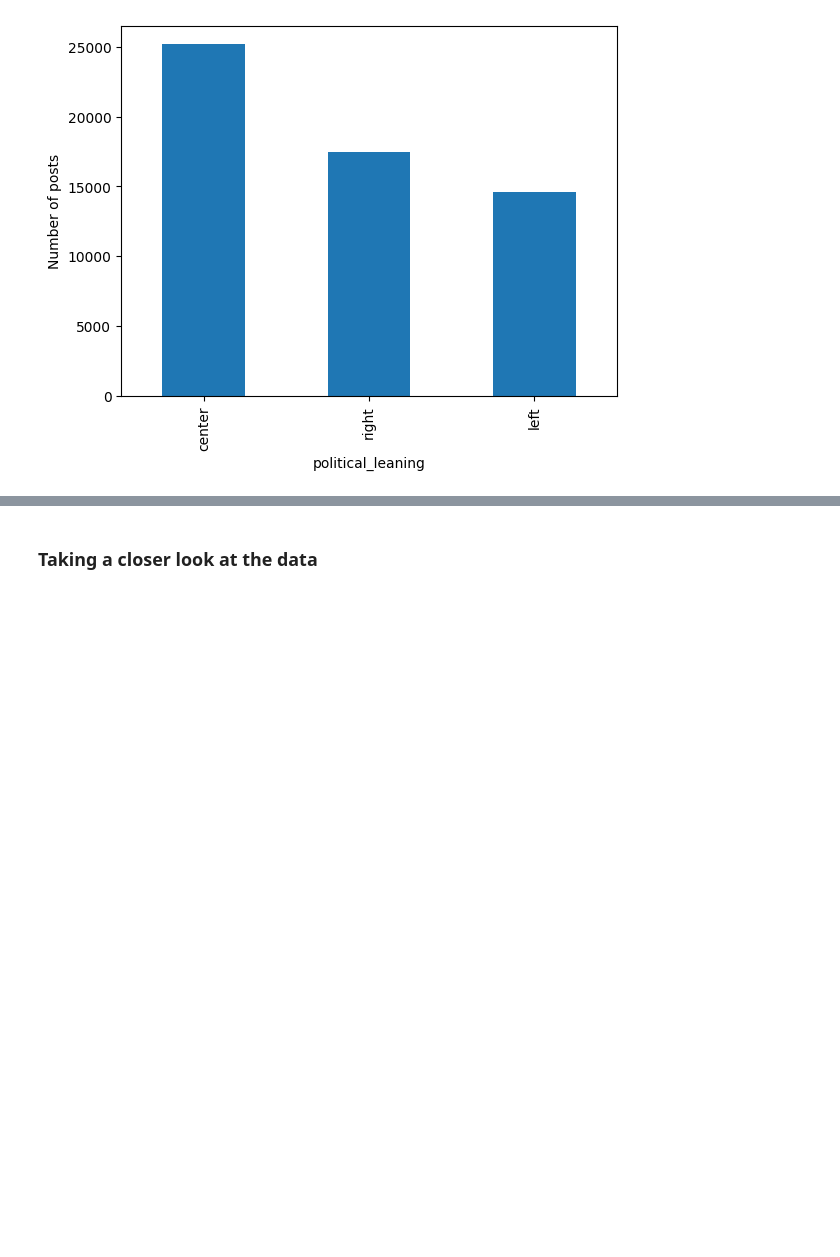
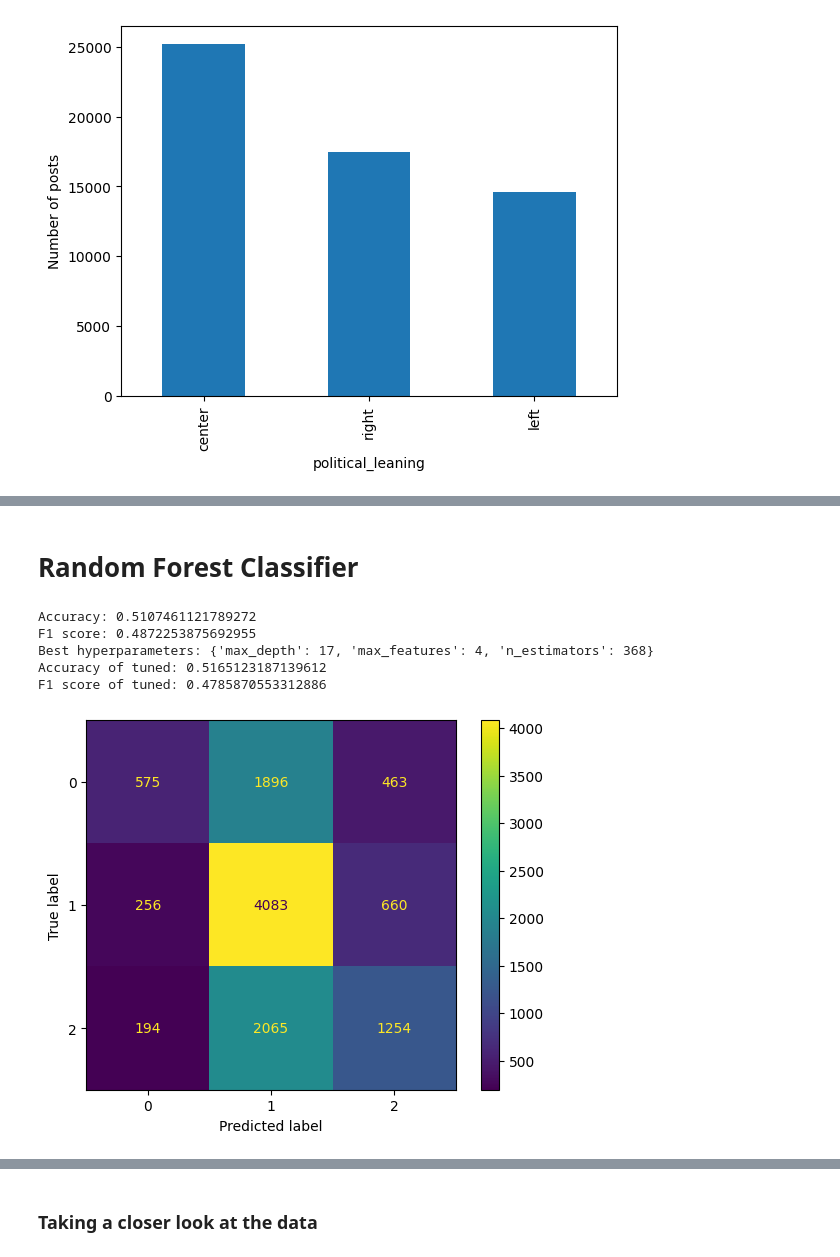
Before and after one commit to Bachelor-Data-Science/Language-AI, a Jupyter notebook: Data Exploration.ipynb, the cells around one changed output, grey strips where cells are left out. Cells and saved outputs as stored; diff of their text form; code cells hidden in the pictures; blank space fills up the shorter version.

```diff
--- a/Data Exploration.ipynb
+++ b/Data Exploration.ipynb
@@ -78,0 +140,3 @@ Notes:
+# %%
+significant = ['amount_of_cursewords', 'Hedges', 'Impersonal.Pronoun', 'Swearing', 'Negation', 'Filler.Pause', 'Informal.Title', 'Goodbye', 'For.Me', 'Reasoning', 'Reassurance', 'Ask.Agency', 'Give.Agency', 'First.Person.Plural', 'First.Person.Single', 'Second.Person', 'Third.Person', 'Positive.Emotion', 'Negative.Emotion', 'Questions', 'Apology', 'Truth.Intensifier', 'Conjunction.Start']
+super_significant = ['amount_of_cursewords', 'Hedges', 'Impersonal.Pronoun', 'Swearing', 'Negation', 'Filler.Pause', 'Informal.Title', 'Reasoning', 'First.Person.Plural', 'First.Person.Single', 'Second.Person', 'Questions', 'Apology', 'Truth.Intensifier']
@@ -78,0 +176,71 @@ Notes:
+# %% [markdown]
+# Random Forest Classifier
+# %%
+# Split the data into features (X) and target (Y)
+X = df_politics[super_significant]
+Y = df_politics['political_leaning_id']
+
+# Split the data into training and test sets
+X_train, X_test, y_train, y_test = train_test_split(X, Y, test_size=0.2, random_state=42)
+
+rf = RandomForestClassifier()
+rf.fit(X_train, y_train)
+
+y_pred = rf.predict(X_test)
+
+accuracy = accuracy_score(y_test, y_pred)
+print("Accuracy:", accuracy)
+f1 = f1_score(y_test, y_pred, average='weighted')
+print("F1 score:", f1)
+
+# --- Hyperparameter Tuning ---
+param_dist = {'n_estimators': randint(50,500),
+              'max_depth': randint(1,20),
+              'max_features': randint(1,14)}
+
+# for grid search
+# forest_params = [{
+#     'n_estimators': [50, 100, 200, 300, 400, 500],
+#     'max_depth': [list(range(5, 15))],
+#     'max_features': list(range(6,14))
+#     }]
+
+
+# Create a random forest classifier
+rf = RandomForestClassifier()
+
+# Use random search to find the best hyperparameters
+rand_search = RandomizedSearchCV(rf,
+                                 param_distributions = param_dist,
+                                 n_iter=10,
+                                 cv=5)
+
+# Fit the random search object to the data
+rand_search.fit(X_train, y_train)
+
+# Create a variable for the best model
+best_rf = rand_search.best_estimator_
+
+# Print the best hyperparameters
+print('Best hyperparameters:',  rand_search.best_params_)
+
+# --- end of hyperparameter tuning ---
+
+# Generate predictions with the best model
+y_pred = best_rf.predict(X_test)
+
+# Create the confusion matrix
+cm = confusion_matrix(y_test, y_pred)
+
+ConfusionMatrixDisplay(confusion_matrix=cm).plot();
+accuracy = accuracy_score(y_test, y_pred)
+print("Accuracy of tuned:", accuracy)
+f1 = f1_score(y_test, y_pred, average='weighted')
+print("F1 score of tuned:", f1)
+# %% [output]
+Accuracy: 0.5107461121789272
+F1 score: 0.4872253875692955
+Best hyperparameters: {'max_depth': 17, 'max_features': 4, 'n_estimators': 368}
+Accuracy of tuned: 0.5165123187139612
+F1 score of tuned: 0.4785870553312886
+[figure, added]
```
Also changed, not shown: parts of 37 cells of this notebook.
